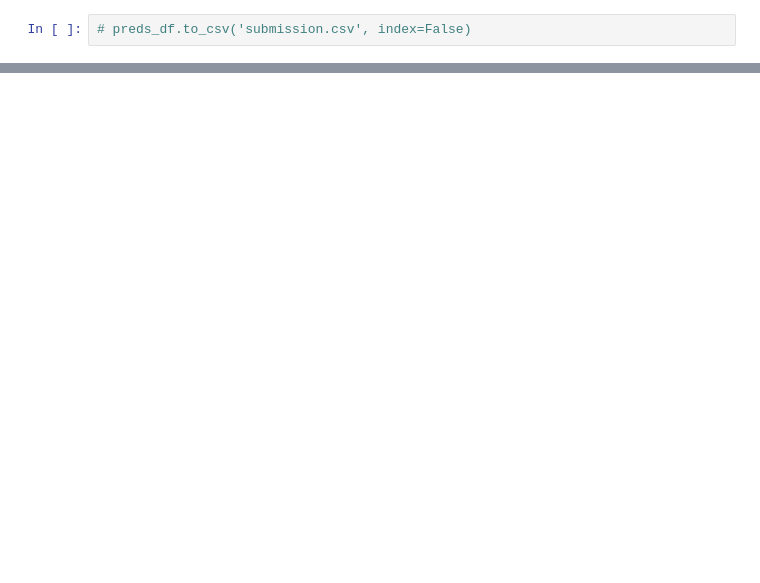
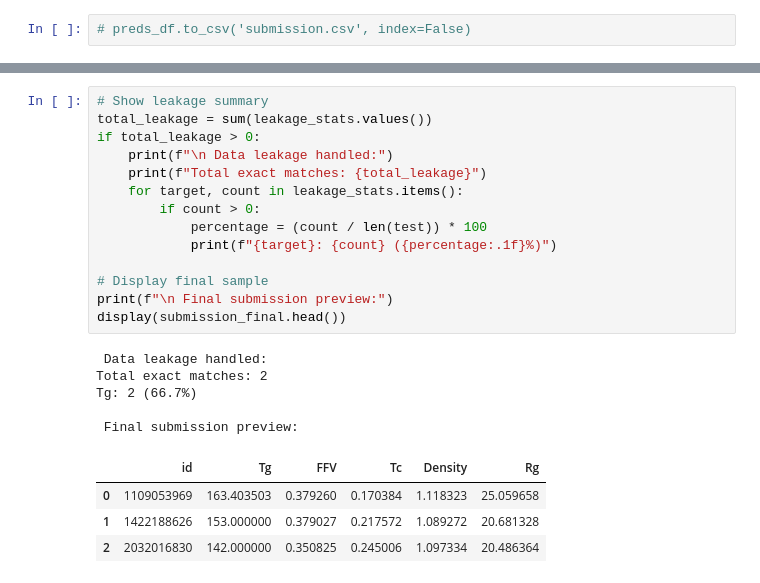
Before and after one commit to hemant0591/NeurIPS2025, a Jupyter notebook: xgb-optuna.ipynb, the cells around one changed output, grey strips where cells are left out. Cells and saved outputs as stored; diff of their text form; blank space fills up the shorter version.

```diff
--- a/xgb-optuna.ipynb
+++ b/xgb-optuna.ipynb
@@ -606,0 +694,24 @@ Predictions generated for Rg
+# %%
+# Show leakage summary
+total_leakage = sum(leakage_stats.values())
+if total_leakage > 0:
+    print(f"\n Data leakage handled:")
+    print(f"Total exact matches: {total_leakage}")
+    for target, count in leakage_stats.items():
+        if count > 0:
+            percentage = (count / len(test)) * 100
+            print(f"{target}: {count} ({percentage:.1f}%)")
+
+# Display final sample
+print(f"\n Final submission preview:")
+display(submission_final.head())
+# %% [output]
+ Data leakage handled:
+Total exact matches: 2
+Tg: 2 (66.7%)
+
+ Final submission preview:
+|  | id | Tg | FFV | Tc | Density | Rg |
+| 0 | 1109053969 | 163.403503 | 0.379260 | 0.170384 | 1.118323 | 25.059658 |
+| 1 | 1422188626 | 153.000000 | 0.379027 | 0.217572 | 1.089272 | 20.681328 |
+| 2 | 2032016830 | 142.000000 | 0.350825 | 0.245006 | 1.097334 | 20.486364 |
```
Also changed, not shown: parts of 7 cells of this notebook.
